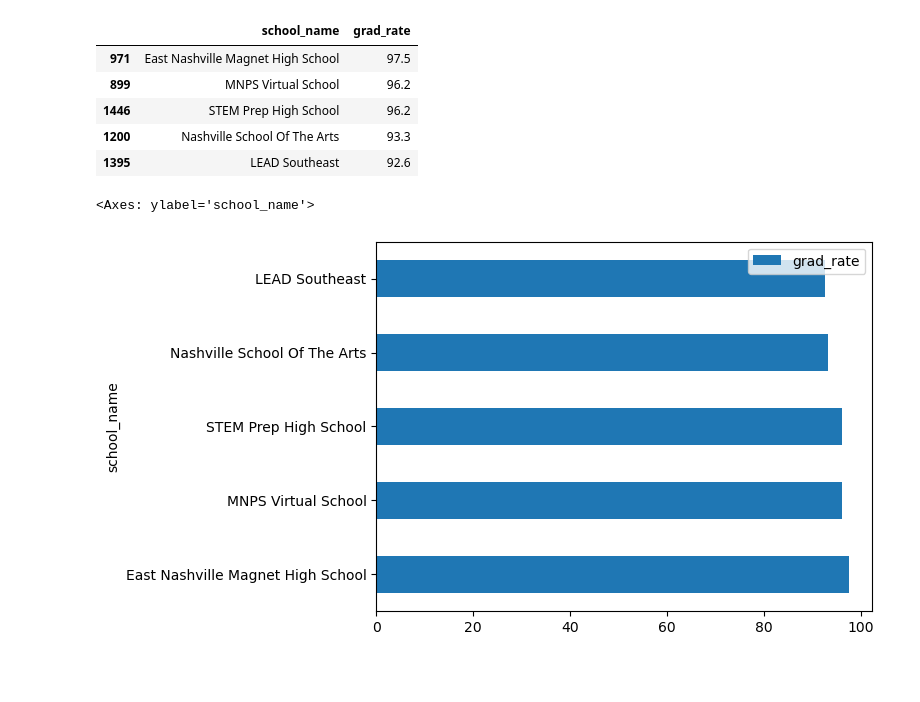
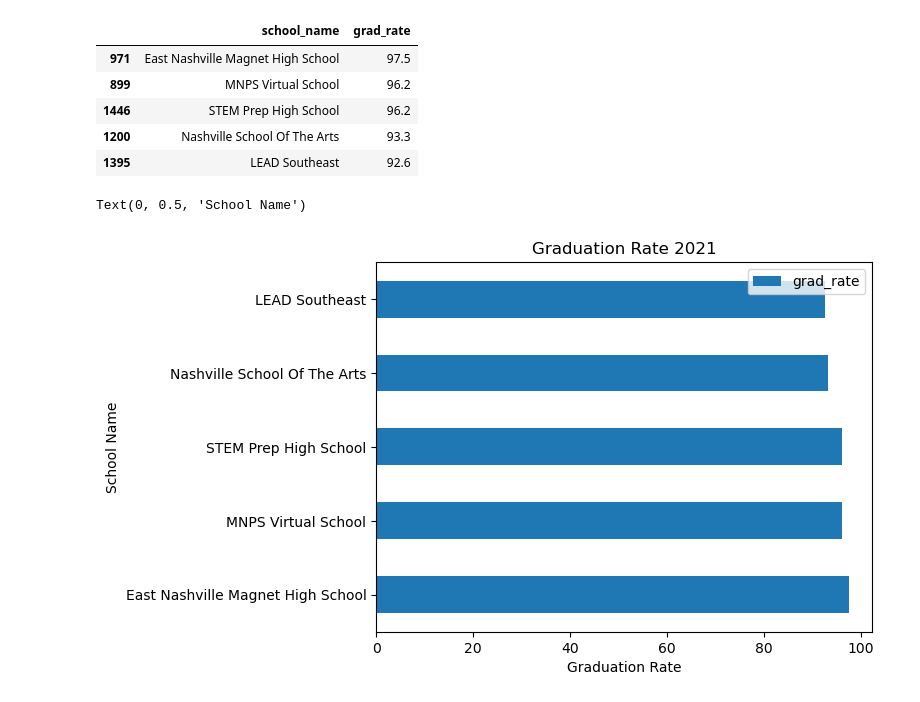
Before and after one commit to ericahen/capstone-da12, a Jupyter notebook: notebooks/grad_rate_2021.ipynb, the cells around one changed output. Drawn from its saved outputs; the diff is of its cells as text; code cells hidden in the pictures; blank space fills up the shorter version.

```diff
--- a/notebooks/grad_rate_2021.ipynb
+++ b/notebooks/grad_rate_2021.ipynb
@@ -198,6 +198,9 @@ top5
 | 1395 | LEAD Southeast | 92.6 |
 # %%
 top5.plot.barh( x='school_name', y='grad_rate')
+plt.title('Graduation Rate 2021')
+plt.xlabel('Graduation Rate')
+plt.ylabel('School Name')
 # %% [output]
-<Axes: ylabel='school_name'>
+Text(0, 0.5, 'School Name')
-[figure, old version]
+[figure, new version]
```
Also changed, not shown: parts of 1 cell of this notebook, 2 other files.
